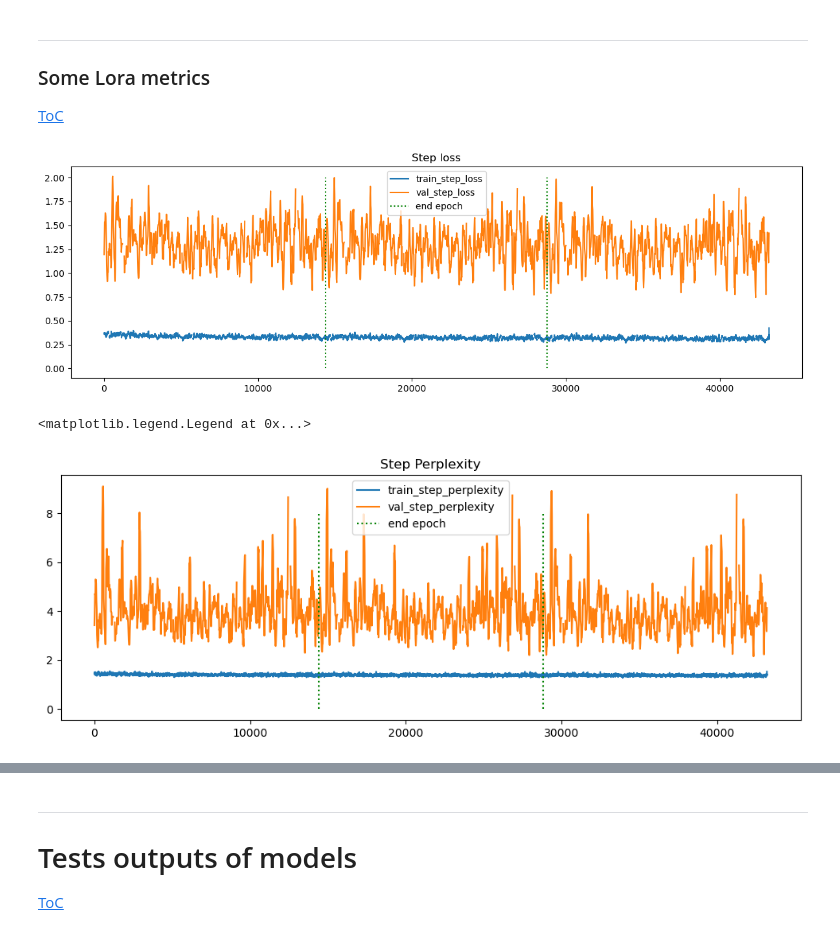
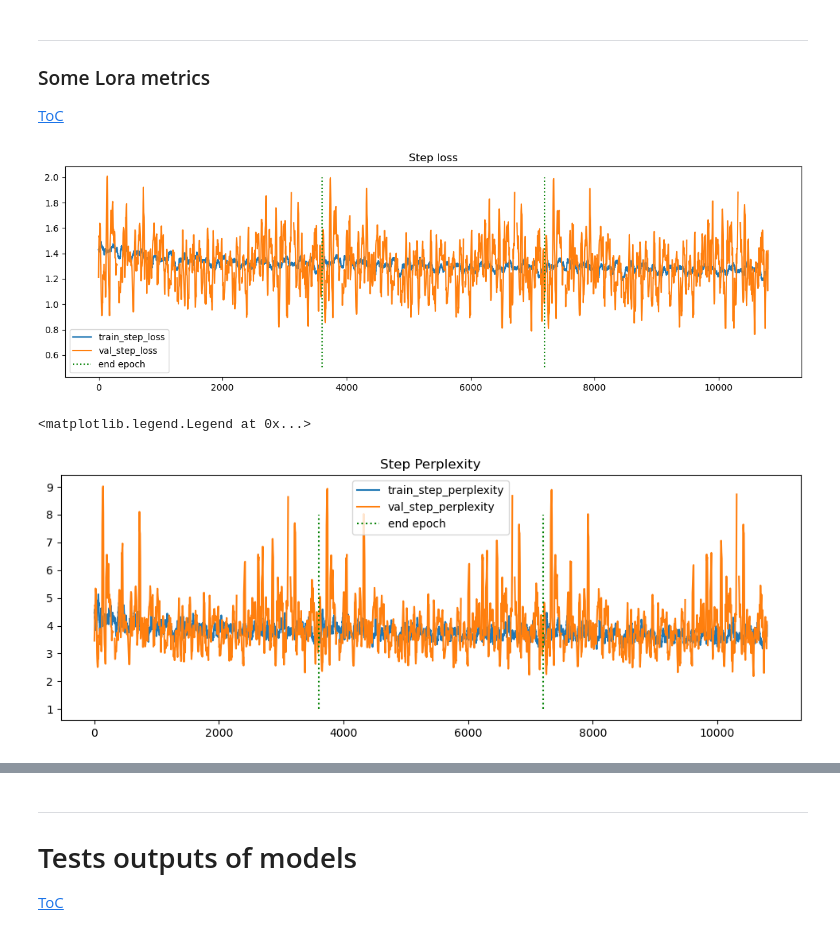
Before and after one commit to Otnielush/LLM_experiments, a Jupyter notebook: Finetuning/Lora_training_test.ipynb, the cells around one changed output, grey strips where cells are left out. Saved outputs shown, nothing was run; the diff lists cells and outputs as text; code cells hidden in the pictures.

```diff
--- a/Finetuning/Lora_training_test.ipynb
+++ b/Finetuning/Lora_training_test.ipynb
@@ -133,10 +133,10 @@ class Train_config:
     enable_fsdp: bool=False # shards model parameters, optimizer states and gradients across DDP ranks
     low_cpu_fsdp: bool=False # saves cpu memory by loading pretrained model on rank0 only
     run_validation: bool=True
-    batch_size_training: int=1
+    batch_size_training: int=4
     batching_strategy: str="packing" #alternative: padding
     context_length: int=2048
-    gradient_accumulation_steps: int=4
+    gradient_accumulation_steps: int=1
     gradient_clipping: bool = False
     gradient_clipping_threshold: float = 1.0
     num_epochs: int=3
@@ -487,6 +492,7 @@ print_model_size(model, train_config, rank if train_config.enable_fsdp else 0)
 # Convert the model to bfloat16 if fsdp and pure_bf16 is enabled
 if not train_config.quantization:
     model.to(torch.bfloat16)
+model = torch.compile(model)  # 12% faster training
 # %% [markdown]
 ---
 ## Training
@@ -698,6 +707,7 @@ model = LlamaForCausalLM.from_pretrained(
 peft_config = generate_peft_config(train_config, {})
 model = get_peft_model(model, peft_config)
 model.print_trainable_parameters()
+model = torch.compile(model)
 # %% [output]
 trainable params: 851,968 || all params: 1,236,666,368 || trainable%: 0.0689
 # %% [markdown]
@@ -835,13 +845,13 @@ def smooth(scalars: list[float], size: int) -> list[float]:
 # %%
 plt.figure(figsize=(12, 4))
 plt.plot(smooth(metrics['train_step_loss'], 50), label='train_step_loss')
 plt.plot( np.linspace(0, len(metrics['train_step_loss']), len(metrics['val_step_loss'])).astype('int'), smooth(metrics['val_step_loss'], 5), label='val_step_loss')
-plt.vlines(x = [len(ds_train) * x for x in [1, 2]], ymin=0, ymax=2, color = 'g', linestyle = ':', label="end epoch")
+plt.vlines(x = [len(ds_train) * x / train_config.batch_size_training for x in [1, 2]], ymin=0.5, ymax=2, color = 'g', linestyle = ':', label="end epoch")
 plt.title("Step loss")
 plt.legend()
 plt.tight_layout()
 # %% [output]
-[figure, old version]
+[figure, new version]
 # %%
 # Limiting peak to easier observation
 val_per = smooth(metrics['val_step_perplexity'], 5)
@@ -849,12 +859,12 @@ val_per = np.clip(val_per, a_min=-5, a_max=15)  # for better observation
 plt.figure(figsize=(12, 4))
 plt.plot(smooth(metrics['train_step_perplexity'], 20), label='train_step_perplexity')
 plt.plot( np.linspace(0, len(metrics['train_step_perplexity']), len(metrics['val_step_perplexity'])).astype('int'), val_per, label='val_step_perplexity')
-plt.vlines(x = [len(ds_train) * x for x in [1, 2]], ymin=0, ymax=8, color = 'g', linestyle = ':', label="end epoch")
+plt.vlines(x = [len(ds_train) * x / train_config.batch_size_training for x in [1, 2]], ymin=1, ymax=8, color = 'g', linestyle = ':', label="end epoch")
 plt.title("Step Perplexity")
 plt.legend()
 # %% [output]
 <matplotlib.legend.Legend at 0x...>
-[figure, old version]
+[figure, new version]
 # %%
 print(f"End results:\n\tTrain loss: {sum(metrics['train_step_loss'][-50:]) / 50:.3f}\n\tVal loss: {sum(metrics['val_step_loss'][-20:]) / 20:.3f}")
 print(f"\n\tTrain perplexity: {sum(metrics['train_step_perplexity'][-50:]) / 50:.3f}\n\tVal perplexity: {sum(metrics['val_step_perplexity'][-20:]) / 20:.3f}")
```
Also changed, not shown: parts of 20 cells of this notebook, 1 other file.
